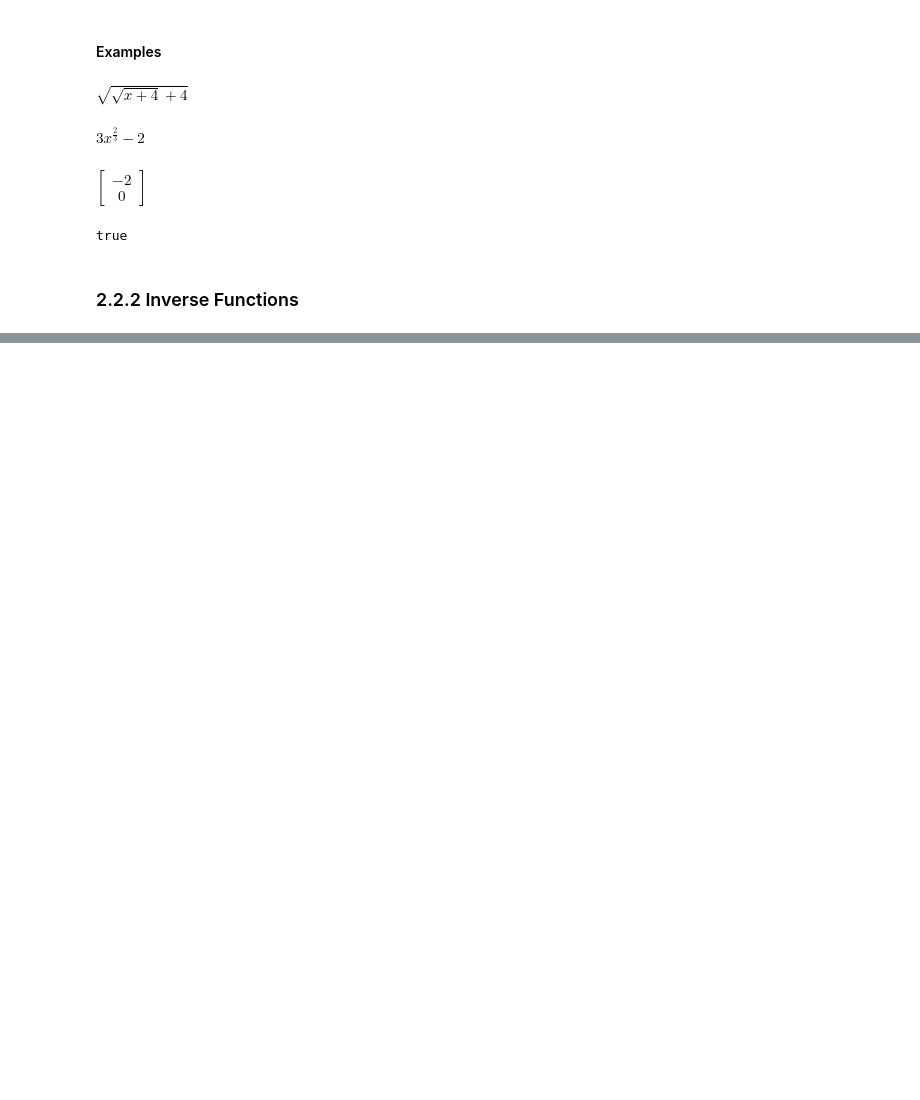
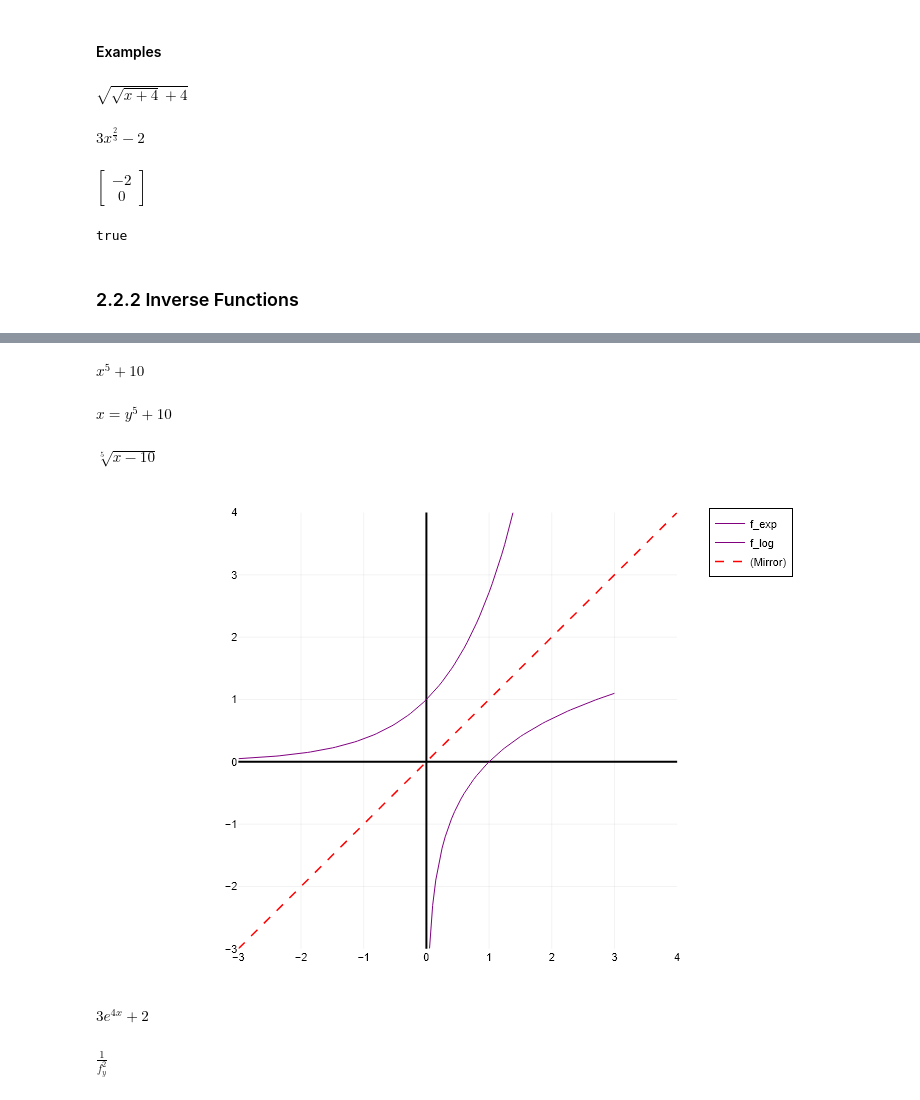
Before and after one commit to p-220w/Julia-Scientific-Modeling, a Jupyter notebook: 01_Mathematics/Module_02_Beta.ipynb, the cells around one changed output, grey strips where cells are left out. Saved outputs shown, nothing was run; the diff lists cells and outputs as text; code cells hidden in the pictures; blank space fills up the shorter version.

```diff
--- a/01_Mathematics/Module_02_Beta.ipynb
+++ b/01_Mathematics/Module_02_Beta.ipynb
@@ -380,0 +416,49 @@ true
+# %%
+@syms x y
+
+f(x) = x^5 + 10
+display(f(x))
+eq = x ~ f(y)
+display(eq)
+f_inverse = solve(eq,y)[1]
+# %% [output]
+$x^{5} + 10$
+$x = y^{5} + 10$
+$\sqrt[5]{x - 10}$
+# %%
+x_exp = -3:0.05:3
+f_exp(x) = exp.(x)
+plot(x_exp,f_exp,color=:purple,label="f_exp", framestyle=:zerolines, xlims=(-3, 4), ylims=(-3, 4),aspect_ratio=:equal)
+
+x_log = 0.05:0.05:3
+f_log(x) = log.(x)
+plot!(x_log,f_log,color=:purple,label="f_log", framestyle=:zerolines)
+
+plot!(-3:4, -3:4, label="(Mirror)", color=:red, linestyle=:dash, lw=1.5)
+# %% [output]
+[figure, added]
+# %%
+@syms x , e
+
+f_x = 3x^2 + 2
+g_x = e^2x
+
+result_sym = f_x(x => g_x)
+# %% [output]
+$3 e^{4 x} + 2$
+# %%
+@syms x , e , f_y
+
+h_x = e^(-2x)
+g_x = 1/x^2
+
+# 1. صياغة المعادلة الجبرية: h(x) = g(f_y)
+eq = h_x ~ g_x(x => f_y)
+
+# 2. عرض المعادلة قبل الحل للتحقق
+display(eq)
+
+# 3. عزل وحل f_y جبرياً
+f_solution = solve(eq, f_y)
+# %% [output]
+$\frac{1}{f_{y}^{2}}$
```
Also changed, not shown: parts of 6 cells of this notebook.
